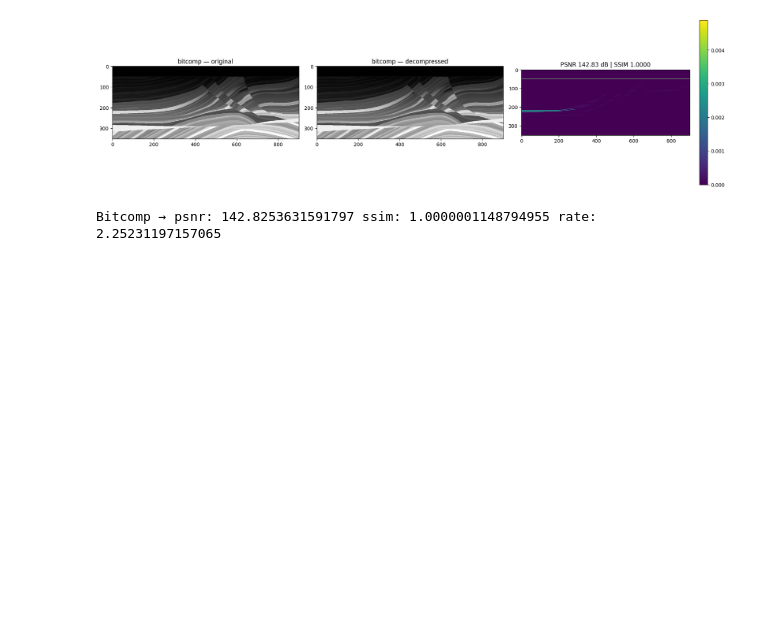
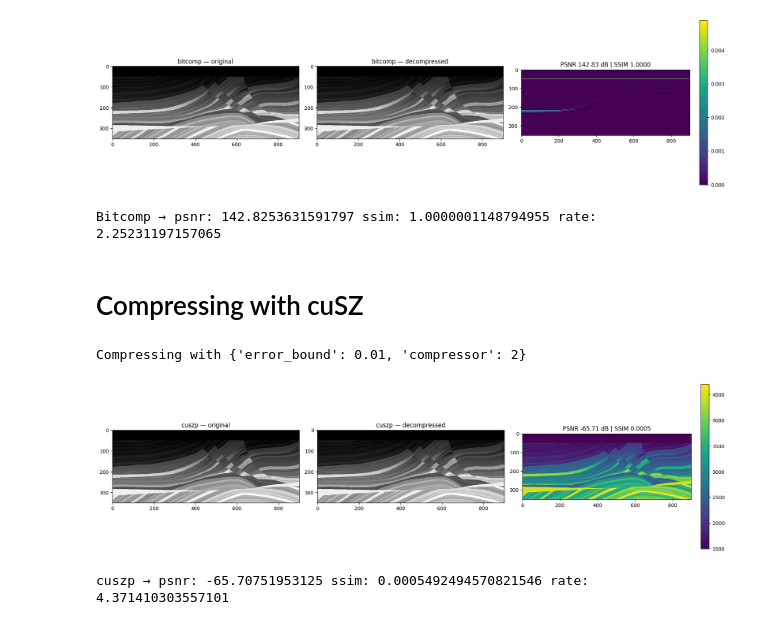
Before and after one commit to LSC-Unicamp/GPUZIP, a Jupyter notebook: GPUZIPy/example/GPUZIPy_Example.ipynb, the cells around one changed output. Cells and saved outputs as stored; diff of their text form; code cells hidden in the pictures; blank space fills up the shorter version.

```diff
--- a/GPUZIPy/example/GPUZIPy_Example.ipynb
+++ b/GPUZIPy/example/GPUZIPy_Example.ipynb
@@ -44,6 +48,7 @@ from skimage.metrics import structural_similarity
 from gpuzipy import (
     CompressorBitcomp,
     CompressorZFP,
+    CompressorCuszp,
     compress,
     compressed_buffer_max_size,
     compressed_buffer_size,
@@ -52,6 +57,7 @@ from gpuzipy import (
 
 CUZFP = 0
 BITCOMP = 1
+CUSZP = 2
 
 DATA_DIR = Path('/data')
 MARMOUSI3D_URL = 'https://redu.unicamp.br/api/access/datafile/13547?gbrecs=true'
@@ -176,6 +181,8 @@ def test_compression(h_uncompressed, config, name):
             n1, n2, n3, config_kind, 0.0, 0.0, config['delta'], 'float', 'default')
     elif config['compressor'] == CUZFP:
         compressor = CompressorZFP(n1, n2, n3, 'float', config['rate'])
+    elif config['compressor'] == CUSZP:
+        compressor = CompressorCuszp(n1, n2, n3, config['error_bound'])
 
     d_uncompressed = cp.asarray(h_uncompressed)
 
@@ -183,8 +190,10 @@ def test_compression(h_uncompressed, config, name):
     d_compressed_ptr = cp.cuda.malloc_async(estimated_size)
     d_decompressed = cp.empty((n1, n2, n3), dtype=np.float32)
 
-    compress(compressor, d_uncompressed.data.ptr, d_compressed_ptr.ptr)
-    actual_size = compressed_buffer_size(compressor, d_compressed_ptr.ptr)
+    actual_size = compress(compressor, d_uncompressed.data.ptr, d_compressed_ptr.ptr)
+
+    # actual_size = compressed_buffer_size(compressor, d_compressed_ptr.ptr)
+
     decompress(compressor, d_compressed_ptr.ptr, d_decompressed.data.ptr)
 
     compression_rate = d_decompressed.nbytes / actual_size
@@ -215,3 +224,13 @@ print('Bitcomp → psnr:', psnr_value, 'ssim:', ssim_value, 'rate:', compression
 Compressing with {'delta': 0.01, 'compressor': 1}
 [figure]
 Bitcomp → psnr: 142.8253631591797 ssim: 1.0000001148794955 rate: 2.25231197157065
+# %% [markdown]
+# Compressing with cuSZ
+# %%
+psnr_value, ssim_value, compression_rate = test_compression(
+    data, {'error_bound': 1e-2, 'compressor': CUSZP}, 'cuszp')
+print('cuszp → psnr:', psnr_value, 'ssim:', ssim_value, 'rate:', compression_rate)
+# %% [output]
+Compressing with {'error_bound': 0.01, 'compressor': 2}
+[figure, added]
+cuszp → psnr: -65.70751953125 ssim: 0.0005492494570821546 rate: 4.371410303557101
```
Also changed, not shown: parts of 3 cells of this notebook.
